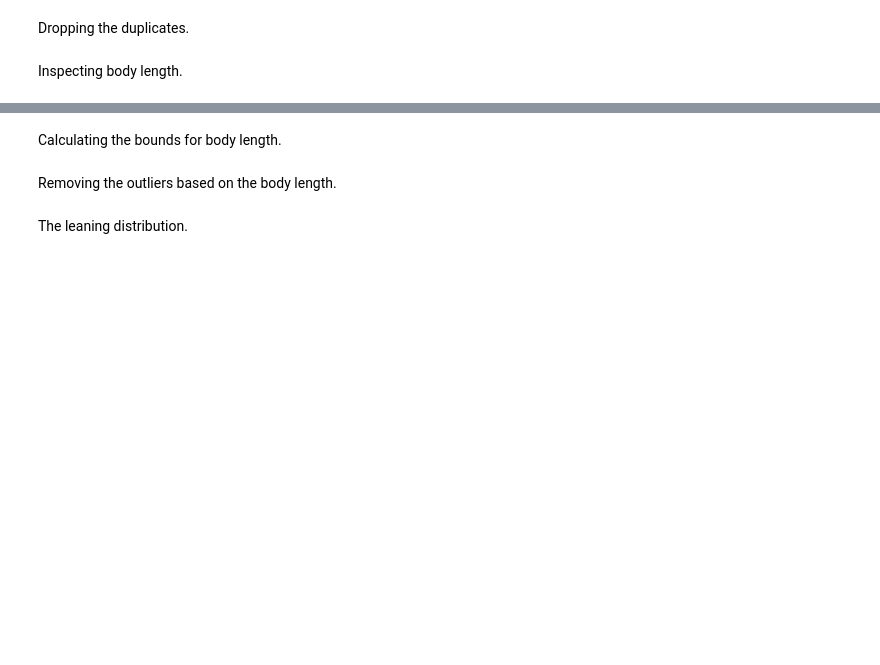
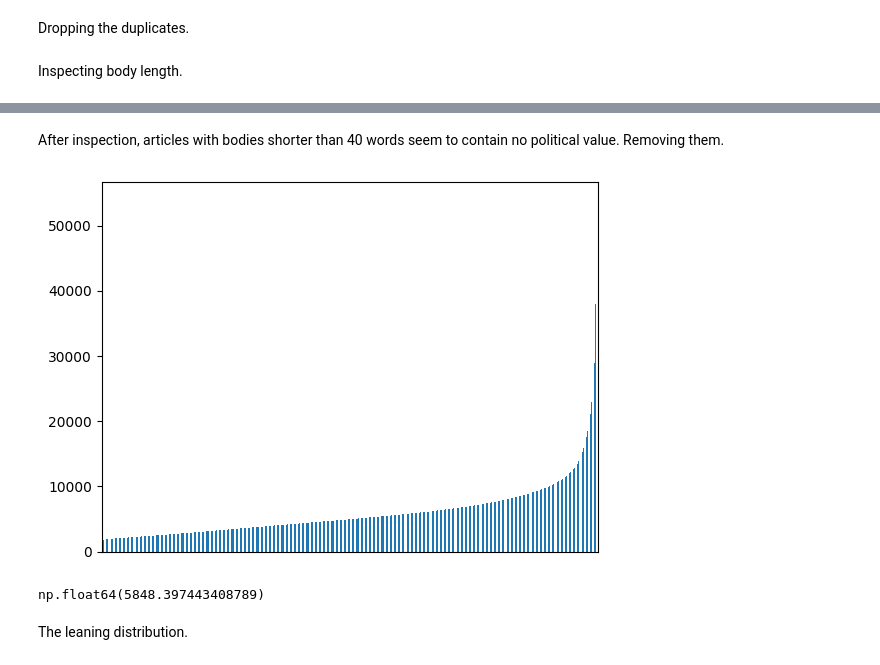
Before and after one commit to matous-volf/political-leaning-prediction, a Jupyter notebook: datasets/notebooks/article_bias_prediction.ipynb, the cells around one changed output, grey strips where cells are left out. Drawn from its saved outputs; the diff is of its cells as text; code cells hidden in the pictures; blank space fills up the shorter version.

Commit message:
feat: filter the articles based on minimal word count

```diff
--- a/datasets/notebooks/article_bias_prediction.ipynb
+++ b/datasets/notebooks/article_bias_prediction.ipynb
@@ -35,3 +51,5 @@ df["leaning"] = df["leaning"].astype("category")
+# %%
+df = df.dropna(subset=["body", "leaning"])
 # %% [markdown]
 Printing duplicates.
 # %%
@@ -56,2 +76,0 @@ downsampled.plot.bar().xaxis.set_ticks([]);
-# %% [markdown]
-Calculating the bounds for body length.
@@ -67,12 +77,17 @@ lower_bound, upper_bound
 # %% [markdown]
-Removing the outliers based on the body length.
+After inspection, articles with bodies shorter than 40 words seem to contain no political value. Removing them.
 # %%
-df = df[(df["body_length"] >= lower_bound) & (df["body_length"] <= upper_bound)]
+body_word_count_lower_bound = 40
+df = df[df["body_word_count"] >= body_word_count_lower_bound]
 # Ensuring to include the last (longest) item.
-downsampled = pd.concat([df["body_length"].iloc[::100], df["body_length"].iloc[[-1]]]).drop_duplicates()
+downsampled = pd.concat([df["body_length"].iloc[::100], df["body_length"].tail(1)]).drop_duplicates()
 downsampled.plot.bar().xaxis.set_ticks([]);
+# %% [output]
+[figure, added]
 # %%
 df["body_length"].mean()
+# %% [output]
+np.float64(5848.397443408789)
 # %% [markdown]
 The leaning distribution.
 # %%
```
Also changed, not shown: parts of 16 cells of this notebook, 4 other files.
